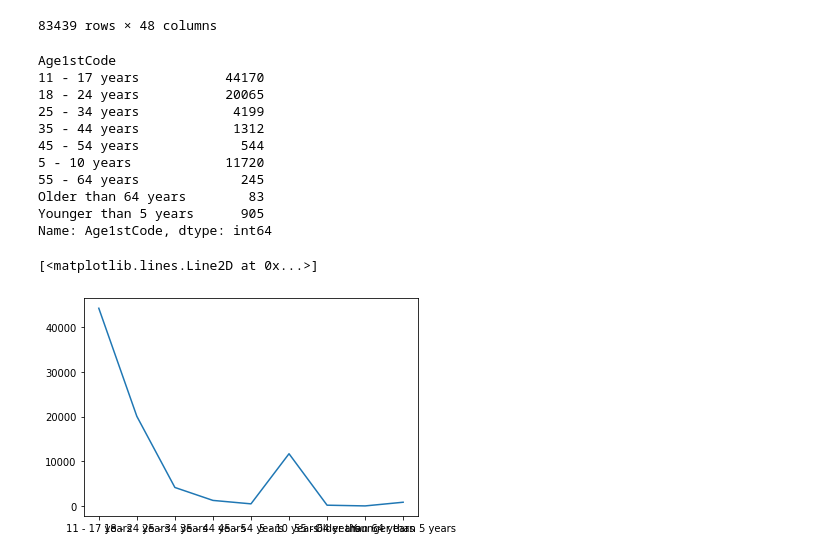
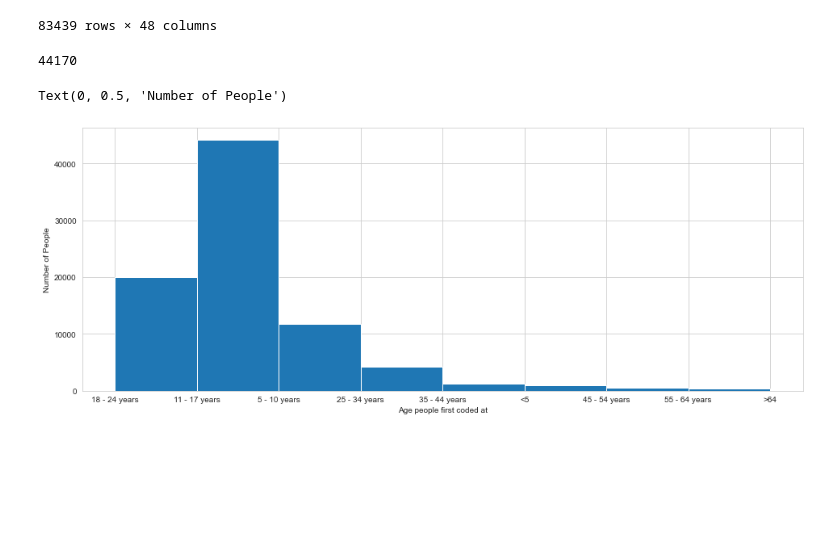
Before and after one commit to Talha0077/Stackoverflow-2021-Survey-EDA, a Jupyter notebook: EDA.ipynb, the cells around one changed output. Saved outputs shown, nothing was run; the diff lists cells and outputs as text; code cells hidden in the pictures; blank space fills up the shorter version.

Commit message:
Made first plot

```diff
--- a/EDA.ipynb
+++ b/EDA.ipynb
@@ -3,6 +3,8 @@ import numpy as np
 import pandas as pd
 import matplotlib.pyplot as plt
 import seaborn as sns
+# %%
+sns.set_style('whitegrid')
 # %%
 responses_df = pd.read_csv('survey_results_responses.csv')
 questions_df = pd.read_csv('survey_results_questions.csv')
@@ -22,23 +24,18 @@ responses_df
 | 83437 | 83438 | I am a developer by profession | Employed full-time | Canada | NaN | NaN | Bachelor’s degree (B.A., B.S., B.... | 11 - 17 years | Online Courses or Certification;B... | ... |
 | 83438 | 83439 | I am a developer by profession | Employed full-time | Brazil | NaN | NaN | Professional degree (JD, MD, etc.) | 11 - 17 years | School | ... |
 83439 rows × 48 columns
+# %%
+responses_df.replace('Older than 64 years', '>64', inplace=True)
+responses_df.replace('Younger than 5 years', '<5', inplace=True)
 # %%
 age_distribution = responses_df.groupby('Age1stCode')['Age1stCode'].count()
-print(age_distribution)
 # %% [output]
-Age1stCode
-11 - 17 years           44170
-18 - 24 years           20065
-25 - 34 years            4199
-35 - 44 years            1312
-45 - 54 years             544
-5 - 10 years            11720
-55 - 64 years             245
-Older than 64 years        83
-Younger than 5 years      905
-Name: Age1stCode, dtype: int64
+44170
-# %%
-plt.plot(age_distribution)
-# %% [output]
-[<matplotlib.lines.Line2D at 0x...>]
-[figure, removed]
+# %%
+plt.figure(figsize=(16, 6))
+plt.hist(responses_df.Age1stCode.dropna(), bins=responses_df['Age1stCode'].dropna().unique());  # Make sure to drop nan values otherwise plotting messes up
+plt.xlabel("Age people first coded at")
+plt.ylabel("Number of People")
+# %% [output]
+Text(0, 0.5, 'Number of People')
+[figure, added]
```
